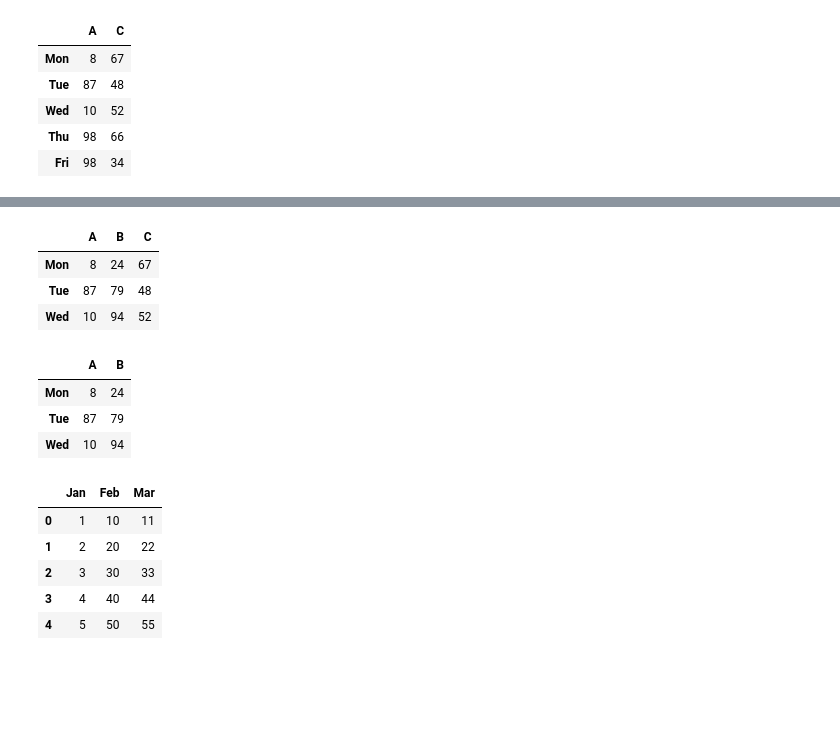
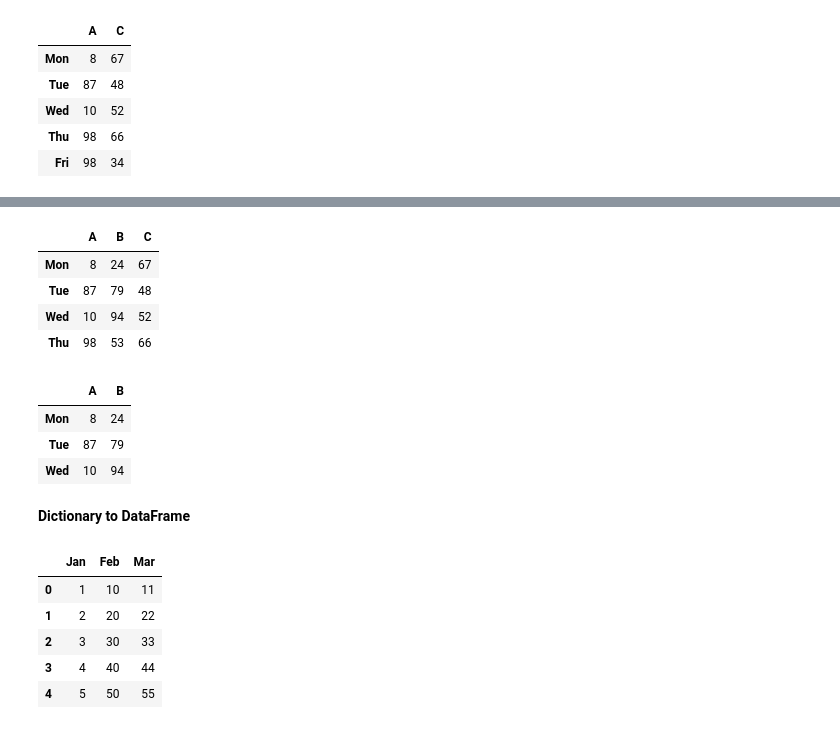
Before and after one commit to shekhar270779/Learn_ML, a Jupyter notebook: Learn_Pandas/pandas-01.ipynb, the cells around one changed output, grey strips where cells are left out. Saved outputs shown, nothing was run; the diff lists cells and outputs as text; code cells hidden in the pictures; blank space fills up the shorter version.

```diff
--- a/Learn_Pandas/pandas-01.ipynb
+++ b/Learn_Pandas/pandas-01.ipynb
@@ -84,8 +91,10 @@ Name: Mon, dtype: int32
-# %%
-df.loc['Mon':'Wed']
-# %% [output]
-|  | A | B | C |
-| Mon | 8 | 24 | 67 |
-| Tue | 87 | 79 | 48 |
-| Wed | 10 | 94 | 52 |
+# %%
+# Access a range of rows
+df.loc['Mon':'Thu']
+# %% [output]
+|  | A | B | C |
+| Mon | 8 | 24 | 67 |
+| Tue | 87 | 79 | 48 |
+| Wed | 10 | 94 | 52 |
+| Thu | 98 | 53 | 66 |
 # %%
@@ -95,4 +105,6 @@ df.loc['Mon':'Wed', 'A':'B']
 | Mon | 8 | 24 |
 | Tue | 87 | 79 |
 | Wed | 10 | 94 |
+# %% [markdown]
+**Dictionary to DataFrame**
 # %%
```
Also changed, not shown: parts of 79 cells of this notebook.
